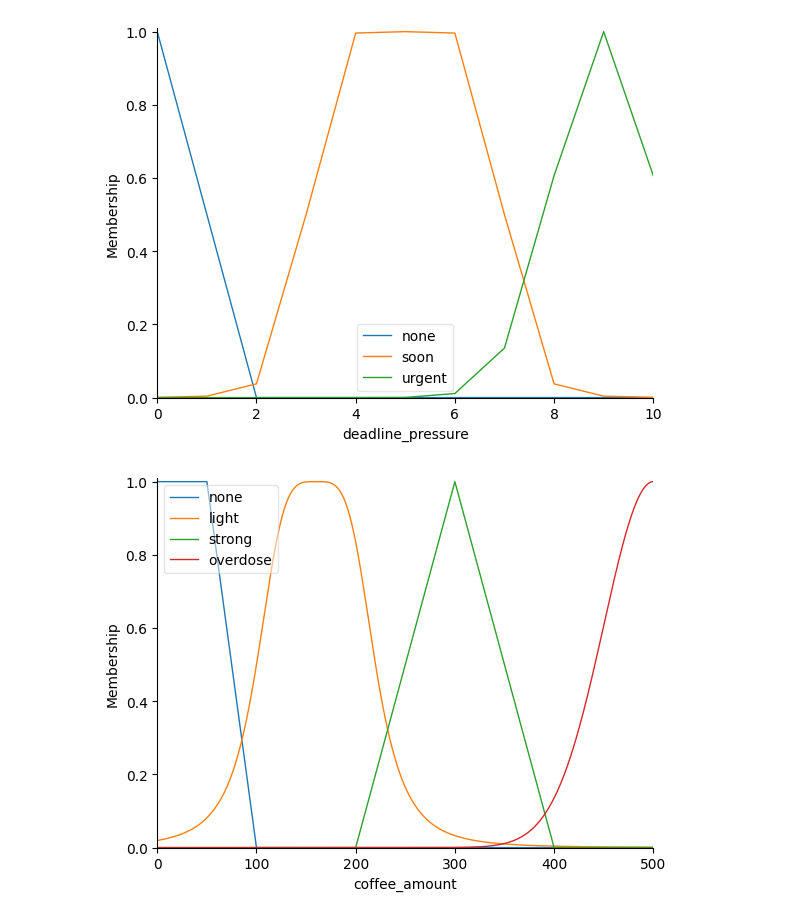
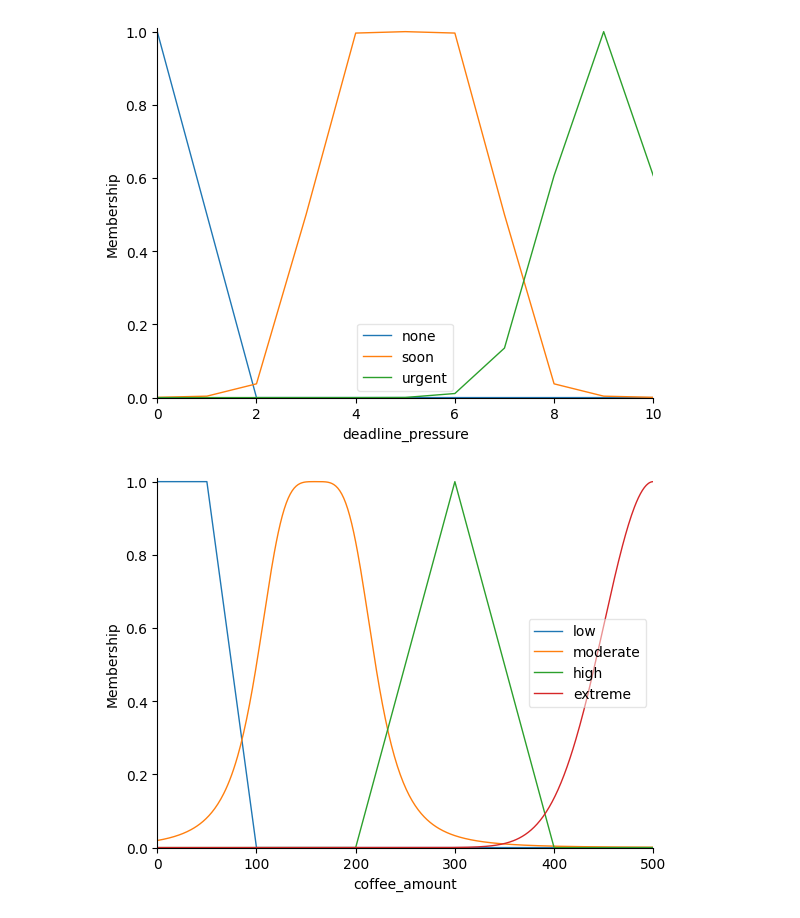
Before and after one commit to gre1wy/IntelligentComputing, a Jupyter notebook: lab4_fuzzy/lab4.ipynb, the cells around one changed output. Drawn from its saved outputs; the diff is of its cells as text; code cells hidden in the pictures.

```diff
--- a/lab4_fuzzy/lab4.ipynb
+++ b/lab4_fuzzy/lab4.ipynb
@@ -39,42 +39,38 @@ task_difficulty['medium'] = fuzz.gbellmf(task_difficulty.universe, 1.3, 3, 5)
 # gaussmf — brainfuck має пік у 9–10
 task_difficulty['brainfuck'] = fuzz.gaussmf(task_difficulty.universe, 9.5, 1)
 task_difficulty.view()
 
 # === brain_crash: ступінь вигорання (1–10) ===
 # zmf — стабільний стан, доки не перевищить певний поріг
 brain_crash['stable'] = fuzz.zmf(brain_crash.universe, 1.0, 3.0)
 # gbellmf — перехід у "ламкість"
 brain_crash['fragile'] = fuzz.gbellmf(brain_crash.universe, 1.5, 3, 6.0)
 # smf — паніка включається різко після 8
 brain_crash['panic'] = fuzz.smf(brain_crash.universe, 7.0, 10.0)
 brain_crash.view()
 
 # === deadline_pressure: наскільки дедлайн горить ===
 # trimf — дедлайну нема
 deadline_pressure['none'] = fuzz.trimf(deadline_pressure.universe, [0, 0, 2])
 # gbellmf — середній рівень тиску — доволі гнучкий
 deadline_pressure['soon'] = fuzz.gbellmf(deadline_pressure.universe, 2, 4, 5)
 # gaussmf — пік "паніки" — дедлайн завтра
 deadline_pressure['urgent'] = fuzz.gaussmf(deadline_pressure.universe, 9, 1)
 deadline_pressure.view()
 
 # === coffee_amount ===
-# trapmf — нуль або мінімум кави
-coffee_amount['none'] = fuzz.trapmf(coffee_amount.universe, [0, 0, 50, 100])
-# gbellmf — "нормальний" стан
-coffee_amount['light'] = fuzz.gbellmf(coffee_amount.universe, 60, 2, 160)
-# trimf — strong
-coffee_amount['strong'] = fuzz.trimf(coffee_amount.universe, [200, 300, 400])
-# gaussmf — овердоза — центр у 500
-coffee_amount['overdose'] = fuzz.gaussmf(coffee_amount.universe, 500, 50)
+coffee_amount['low'] = fuzz.trapmf(coffee_amount.universe, [0, 0, 50, 100])
+coffee_amount['moderate'] = fuzz.gbellmf(coffee_amount.universe, 60, 2, 160)
+coffee_amount['high'] = fuzz.trimf(coffee_amount.universe, [200, 300, 400])
+coffee_amount['extreme'] = fuzz.gaussmf(coffee_amount.universe, 500, 50)
 coffee_amount.view()
 # %% [output]
 [figure]
 [figure]
 [figure]
 [figure]
 [figure]
-[figure, old version]
+[figure, new version]
 # %%
 
 # === Правила ===
```
Also changed, not shown: parts of 2 cells of this notebook.
